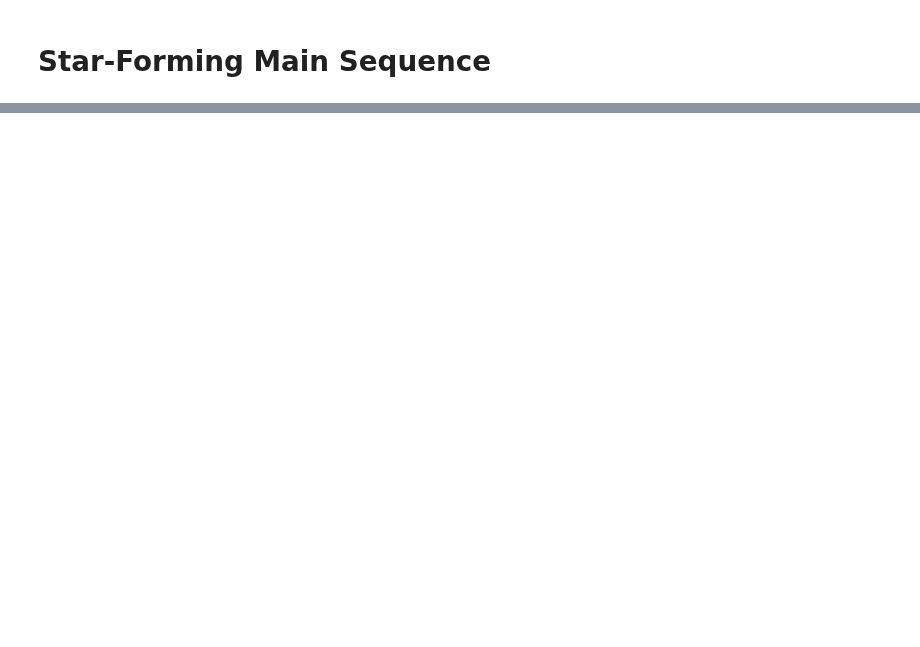
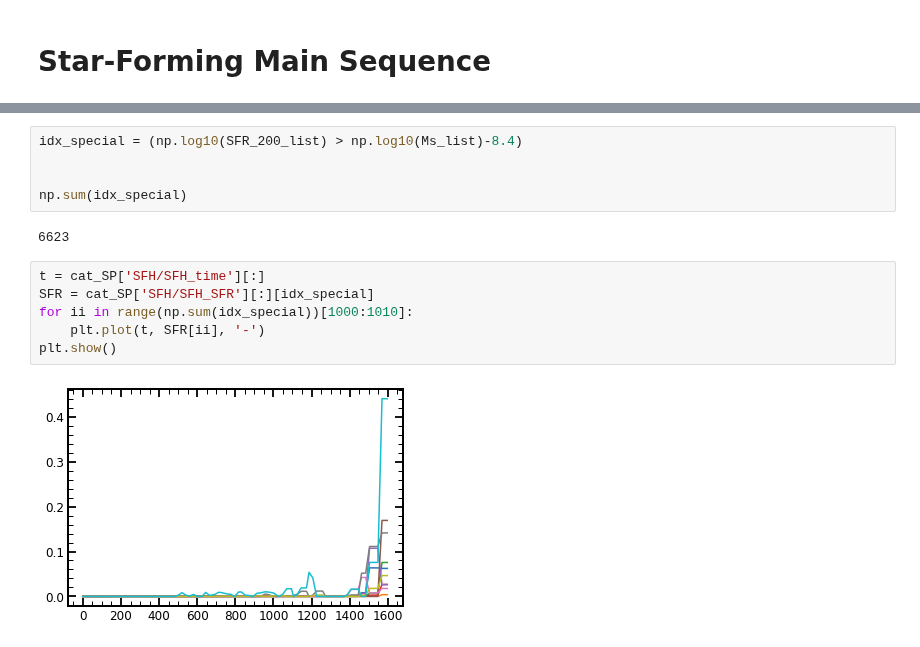
Before and after one commit to stacchella/halo_model, a Jupyter notebook: scripts/Comparison_M_Observables.ipynb, the cells around one changed output, grey strips where cells are left out. Drawn from its saved outputs; the diff is of its cells as text; blank space fills up the shorter version.

```diff
--- a/scripts/Comparison_M_Observables.ipynb
+++ b/scripts/Comparison_M_Observables.ipynb
@@ -225,3 +255,18 @@ plt.show()
+# %%
+idx_special = (np.log10(SFR_200_list) > np.log10(Ms_list)-8.4)
+
+
+np.sum(idx_special)
+# %% [output]
+6623
+# %%
+t = cat_SP['SFH/SFH_time'][:]
+SFR = cat_SP['SFH/SFH_SFR'][:][idx_special]
+for ii in range(np.sum(idx_special))[1000:1010]:
+    plt.plot(t, SFR[ii], '-')
+plt.show()
+# %% [output]
+[figure, added]
 # %%
 plot_every_other = 10
 
```
Also changed, not shown: parts of 8 cells of this notebook, 10 other files.
